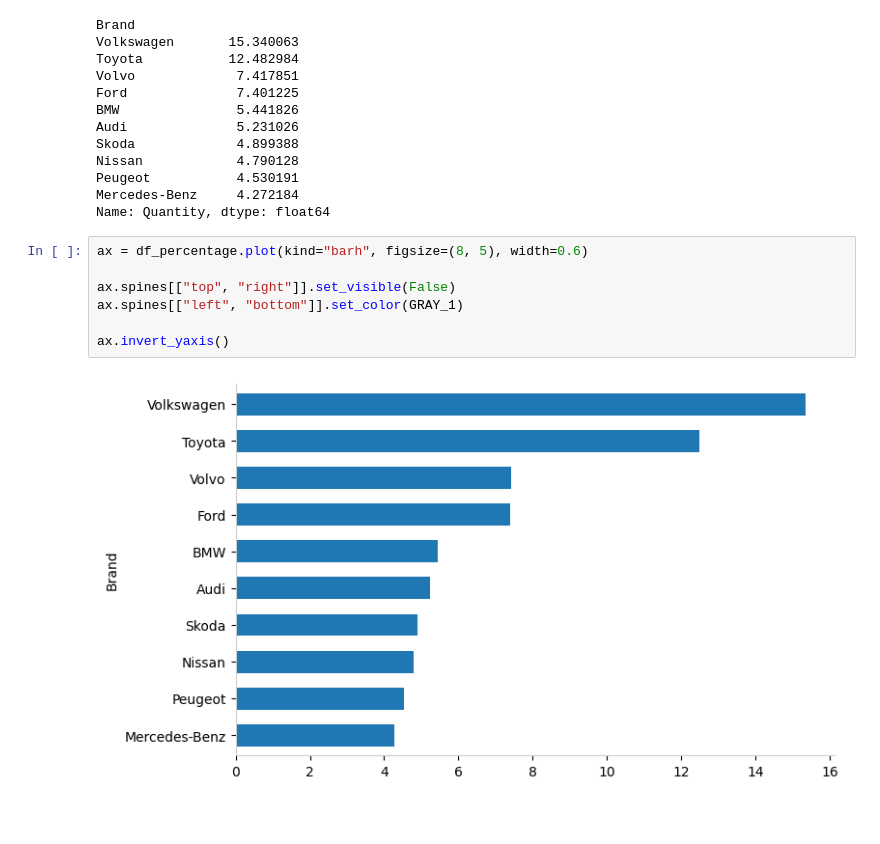
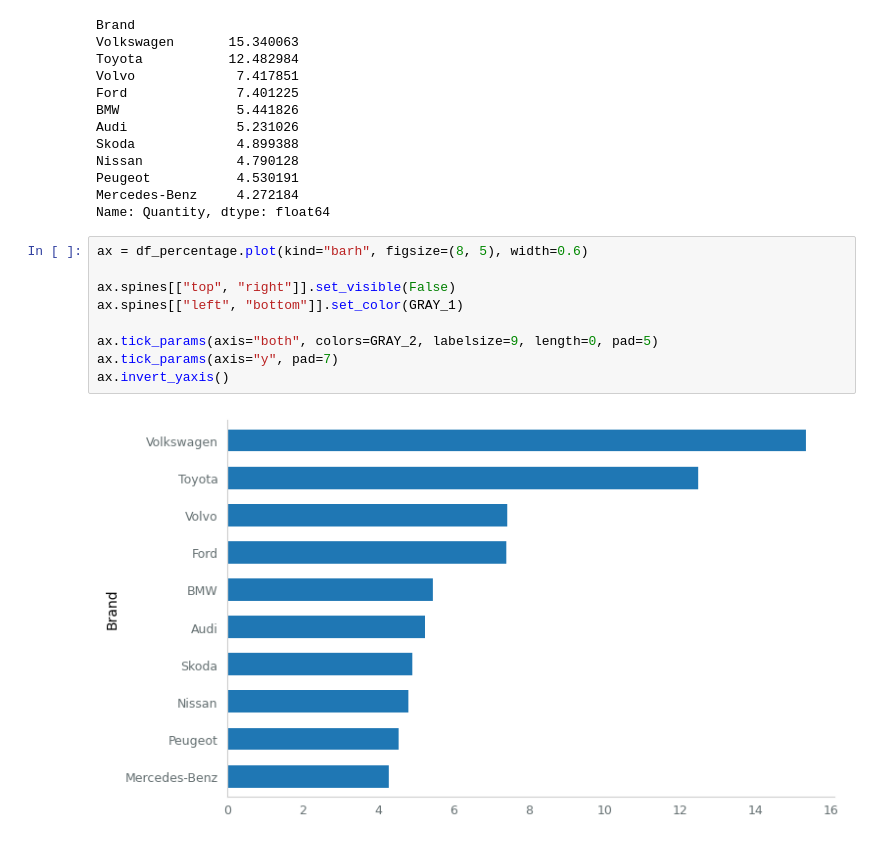
Before and after one commit to kokchun/data_vizualisation_kokchun_giang_de25, a Jupyter notebook: 10_storytelling_matplotlib/storytelling_bar.ipynb, the cells around one changed output. Drawn from its saved outputs; the diff is of its cells as text; blank space fills up the shorter version.

```diff
--- a/10_storytelling_matplotlib/storytelling_bar.ipynb
+++ b/10_storytelling_matplotlib/storytelling_bar.ipynb
@@ -111,9 +111,11 @@ Name: Quantity, dtype: float64
 # %%
 ax = df_percentage.plot(kind="barh", figsize=(8, 5), width=0.6)
 
 ax.spines[["top", "right"]].set_visible(False)
 ax.spines[["left", "bottom"]].set_color(GRAY_1)
 
+ax.tick_params(axis="both", colors=GRAY_2, labelsize=9, length=0, pad=5)
+ax.tick_params(axis="y", pad=7)
 ax.invert_yaxis()
 # %% [output]
-[figure, old version]
+[figure, new version]
```
